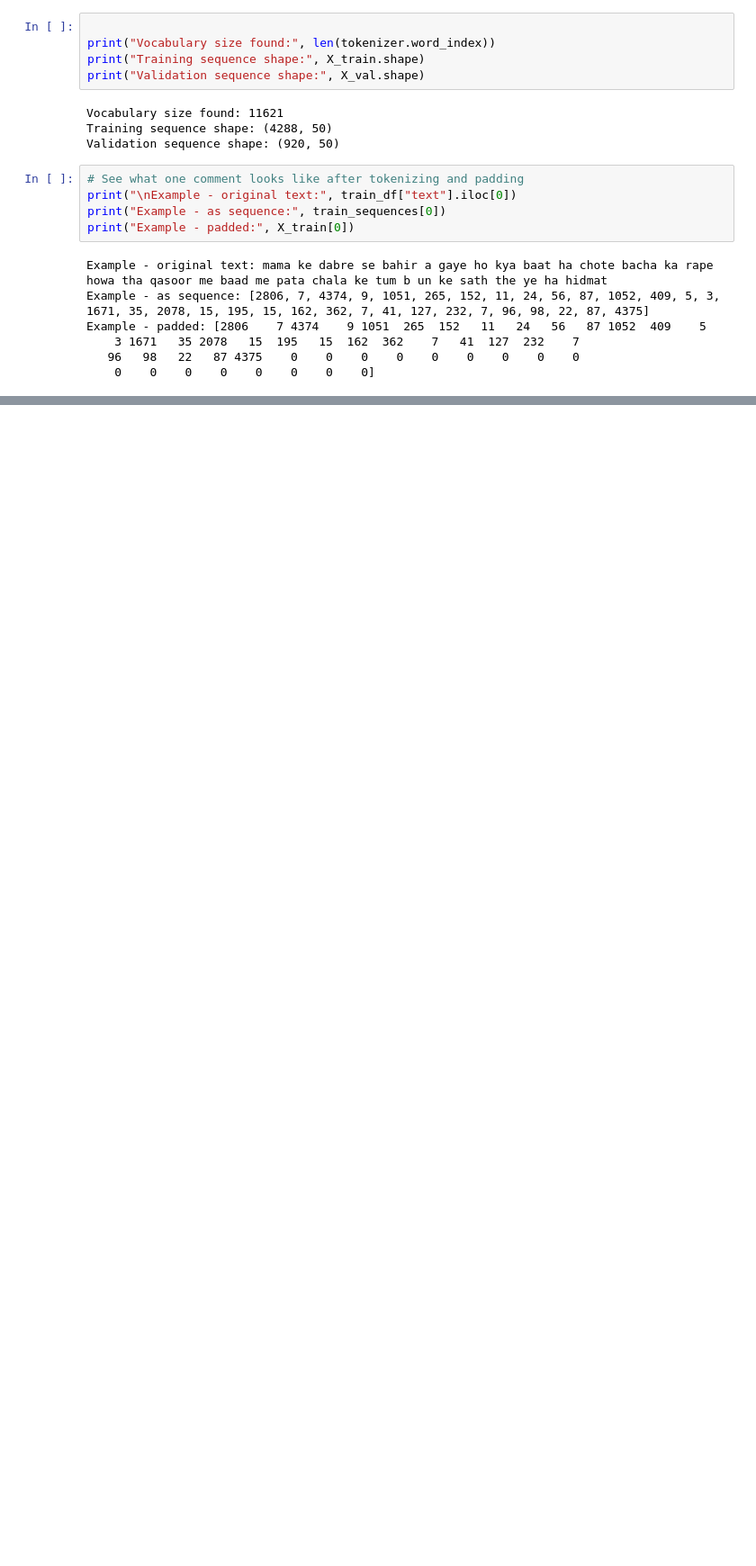
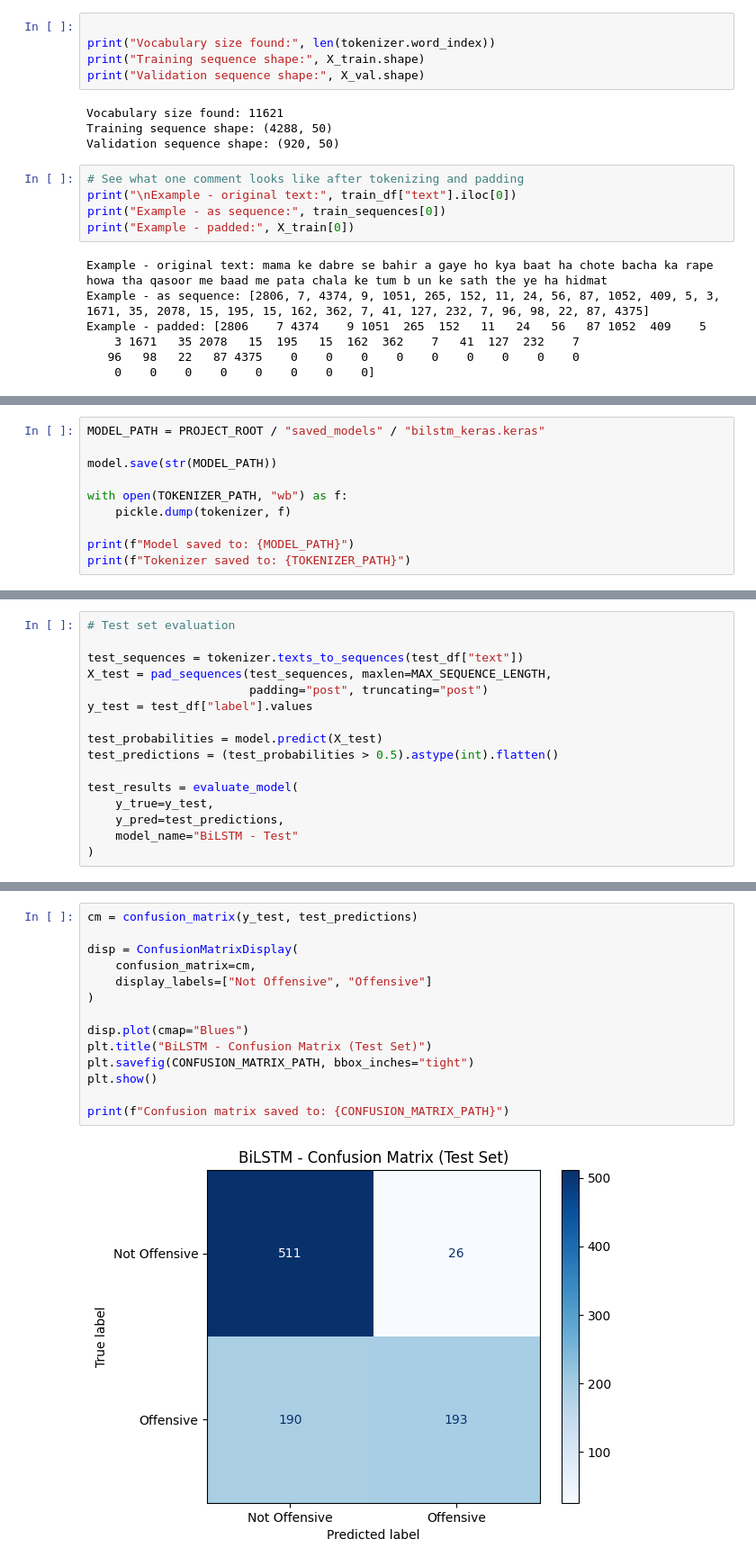
Before and after one commit to vardhman18/HinSafe, a Jupyter notebook: notebooks/06_bilstm_keras.ipynb, the cells around one changed output, grey strips where cells are left out. Shown at 90% size. Saved outputs shown, nothing was run; the diff lists cells and outputs as text; blank space fills up the shorter version.

```diff
--- a/notebooks/06_bilstm_keras.ipynb
+++ b/notebooks/06_bilstm_keras.ipynb
@@ -179,0 +416,10 @@ Example - padded: [2806    7 4374    9 1051  265  152   11   24   56   87 1052
+# %%
+MODEL_PATH = PROJECT_ROOT / "saved_models" / "bilstm_keras.keras"
+
+model.save(str(MODEL_PATH))
+
+with open(TOKENIZER_PATH, "wb") as f:
+    pickle.dump(tokenizer, f)
+
+print(f"Model saved to: {MODEL_PATH}")
+print(f"Tokenizer saved to: {TOKENIZER_PATH}")
@@ -179,0 +429,16 @@ Example - padded: [2806    7 4374    9 1051  265  152   11   24   56   87 1052
+# %%
+# Test set evaluation
+
+test_sequences = tokenizer.texts_to_sequences(test_df["text"])
+X_test = pad_sequences(test_sequences, maxlen=MAX_SEQUENCE_LENGTH,
+                       padding="post", truncating="post")
+y_test = test_df["label"].values
+
+test_probabilities = model.predict(X_test)
+test_predictions = (test_probabilities > 0.5).astype(int).flatten()
+
+test_results = evaluate_model(
+    y_true=y_test,
+    y_pred=test_predictions,
+    model_name="BiLSTM - Test"
+)
@@ -179,0 +447,16 @@ Example - padded: [2806    7 4374    9 1051  265  152   11   24   56   87 1052
+# %%
+cm = confusion_matrix(y_test, test_predictions)
+
+disp = ConfusionMatrixDisplay(
+    confusion_matrix=cm,
+    display_labels=["Not Offensive", "Offensive"]
+)
+
+disp.plot(cmap="Blues")
+plt.title("BiLSTM - Confusion Matrix (Test Set)")
+plt.savefig(CONFUSION_MATRIX_PATH, bbox_inches="tight")
+plt.show()
+
+print(f"Confusion matrix saved to: {CONFUSION_MATRIX_PATH}")
+# %% [output]
+[figure, added]
```
Also changed, not shown: parts of 19 cells of this notebook.
